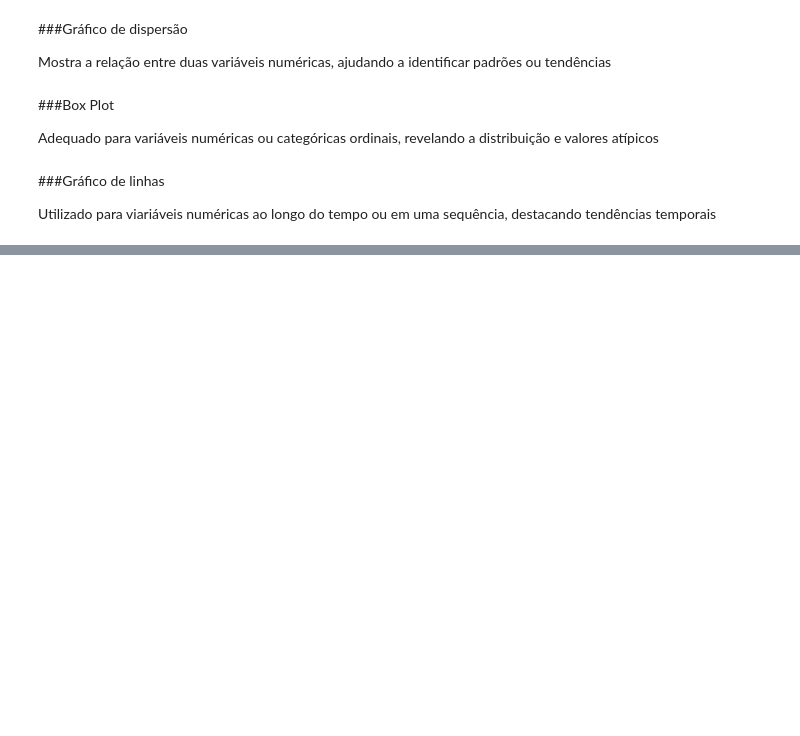
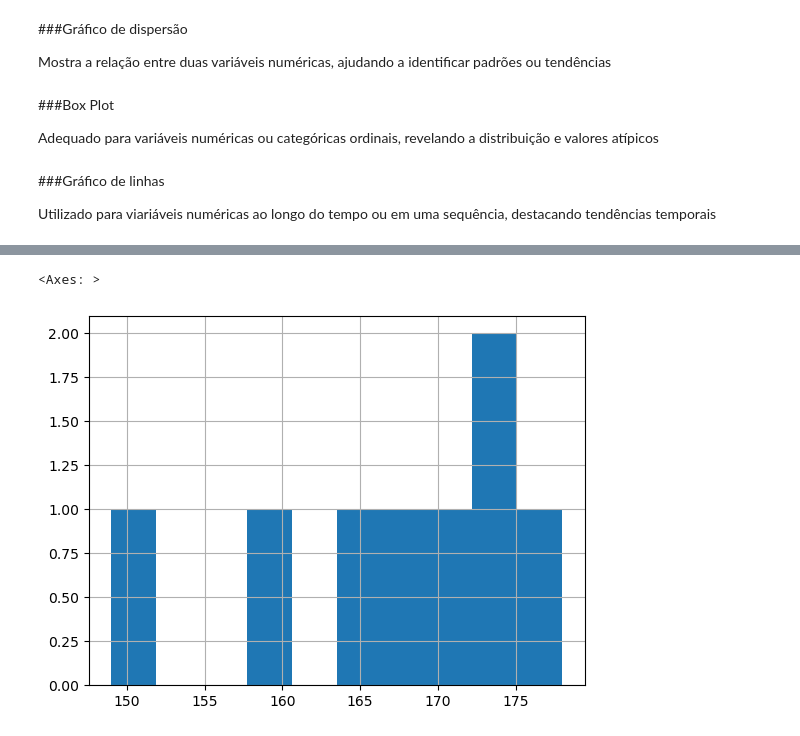
Before and after one commit to leandroclv/Analise_Dados_Python_Panda, a Jupyter notebook: estatistica/introdcao.ipynb, the cells around one changed output, grey strips where cells are left out. Drawn from its saved outputs; the diff is of its cells as text; code cells hidden in the pictures; blank space fills up the shorter version.

```diff
--- a/estatistica/introdcao.ipynb
+++ b/estatistica/introdcao.ipynb
@@ -218,0 +226,5 @@ Utilizado para viariáveis numéricas ao longo do tempo ou em uma sequência, de
+# %%
+df['altura'].hist()
+# %% [output]
+<Axes: >
+[figure, added]
```
Also changed, not shown: parts of 27 cells of this notebook, 1 other file.
